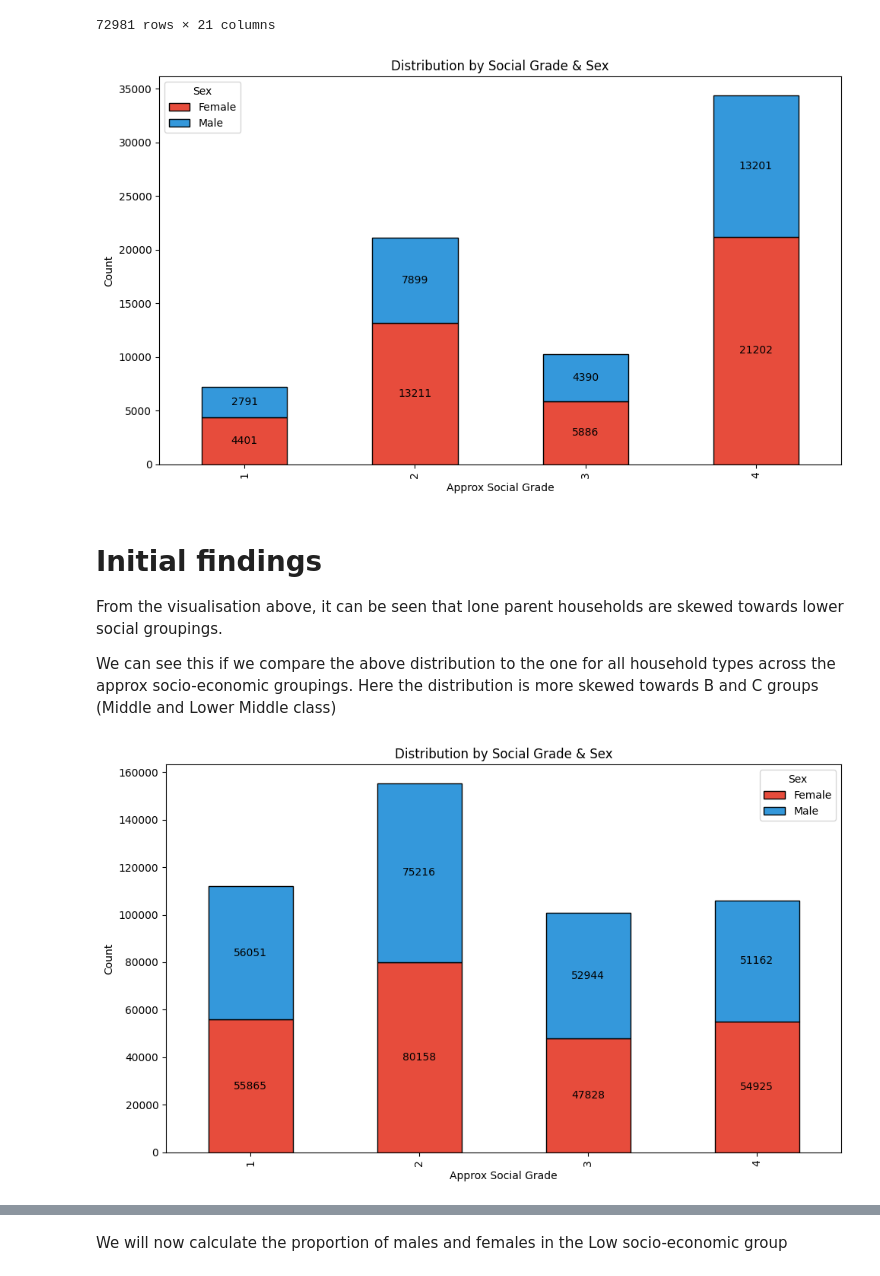
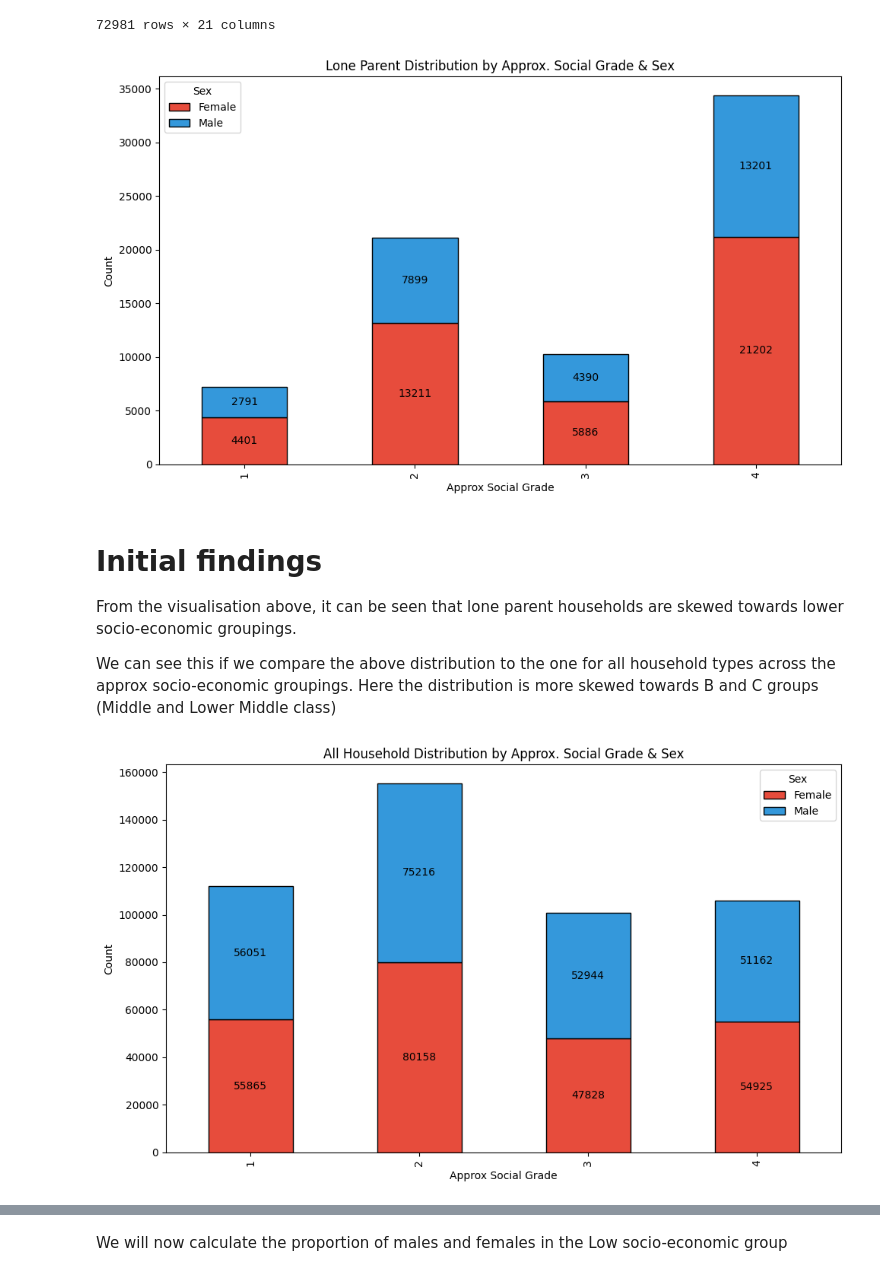
Before and after one commit to robwhite-lis/Everything_Counts_Assessment_2, a Jupyter notebook: census-codebook.ipynb, the cells around one changed output, grey strips where cells are left out. Saved outputs shown, nothing was run; the diff lists cells and outputs as text; code cells hidden in the pictures.

```diff
--- a/census-codebook.ipynb
+++ b/census-codebook.ipynb
@@ -99,5 +104,6 @@ dtype: object
 # Let's create a dataframe of just the lone parent families
 # lpf == lone_parent_family
 lpf = df[df['hh_families_type_6a'] == 4]
+lpf['sex_desc'] = np.where(lpf['sex'] ==1, 'Female', 'Male')
 lpf.shape
 # %% [output]
@@ -133,28 +165,28 @@ asg
 # %%
 # Grouped bar chart
 ax = asg.groupby(['approx_social_grade', 'sex_desc']).size().unstack().plot(
     kind='bar',
     stacked=True,
     figsize=(10, 6),
     color=['#e74c3c', '#3498db'],
     edgecolor='black'
 )
 
 for container in ax.containers:
     ax.bar_label(container, fmt='%d', label_type='center')
 
 
 plt.xlabel('Approx Social Grade')
 plt.ylabel('Count')
-plt.title('Distribution by Social Grade & Sex')
+plt.title('Lone Parent Distribution by Approx. Social Grade & Sex')
 plt.legend(title='Sex')
 plt.tight_layout()
 plt.show()
 # %% [output]
-[figure, old version]
+[figure, new version]
 # %% [markdown]
 # Initial findings
-From the visualisation above, it can be seen that lone parent households are skewed towards lower social groupings.
+From the visualisation above, it can be seen that lone parent households are skewed towards lower socio-economic groupings.
 
 We can see this if we compare the above distribution to the one for all household types across the approx socio-economic groupings. Here the distribution is more skewed towards B and C groups (Middle and Lower Middle class)
 # %%
@@ -180,9 +212,9 @@ for container in ax2.containers:
 
 plt.xlabel('Approx Social Grade')
 plt.ylabel('Count')
-plt.title('Distribution by Social Grade & Sex')
+plt.title('All Household Distribution by Approx. Social Grade & Sex')
 plt.legend(title='Sex')
 plt.tight_layout()
 plt.show()
 # %% [output]
-[figure, old version]
+[figure, new version]
```
Also changed, not shown: parts of 9 cells of this notebook.
